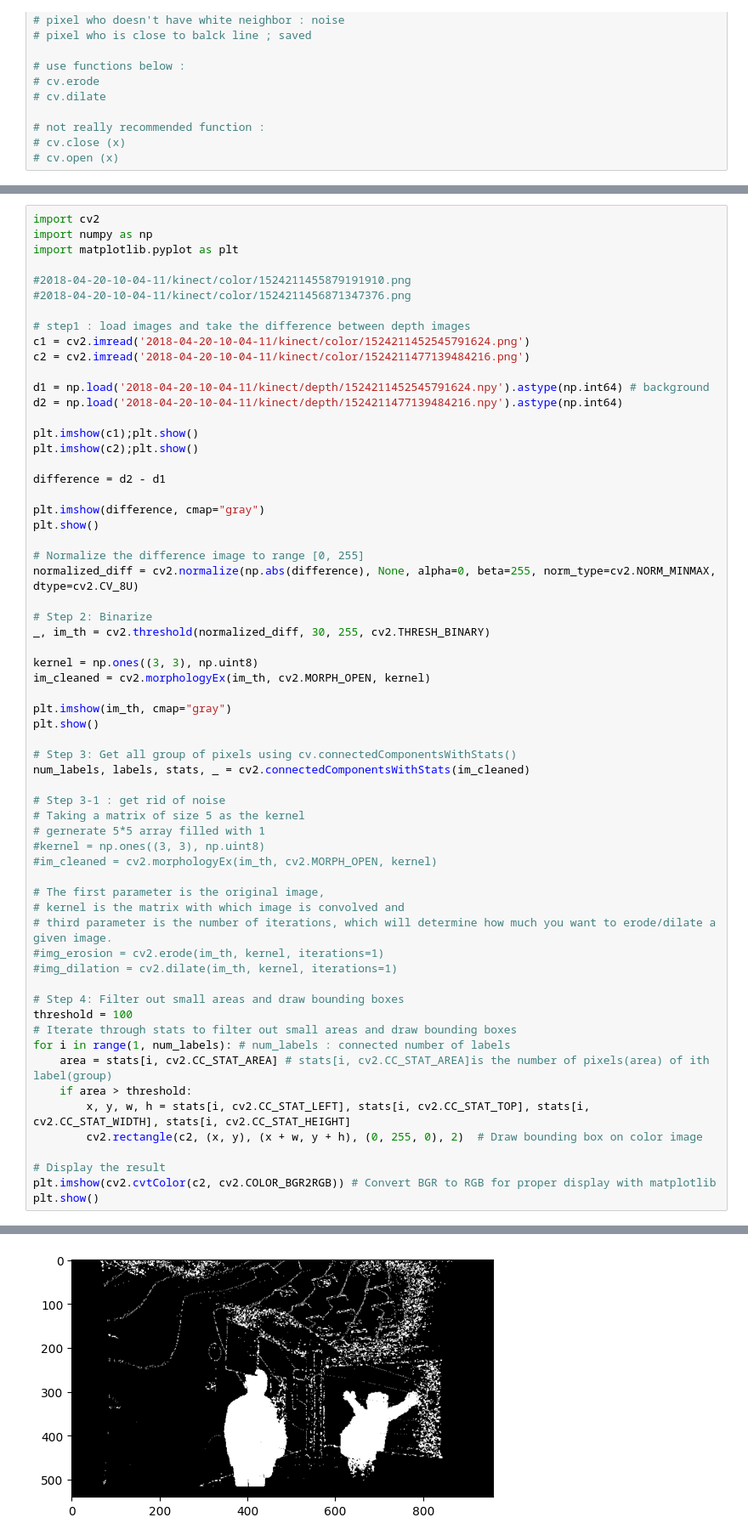
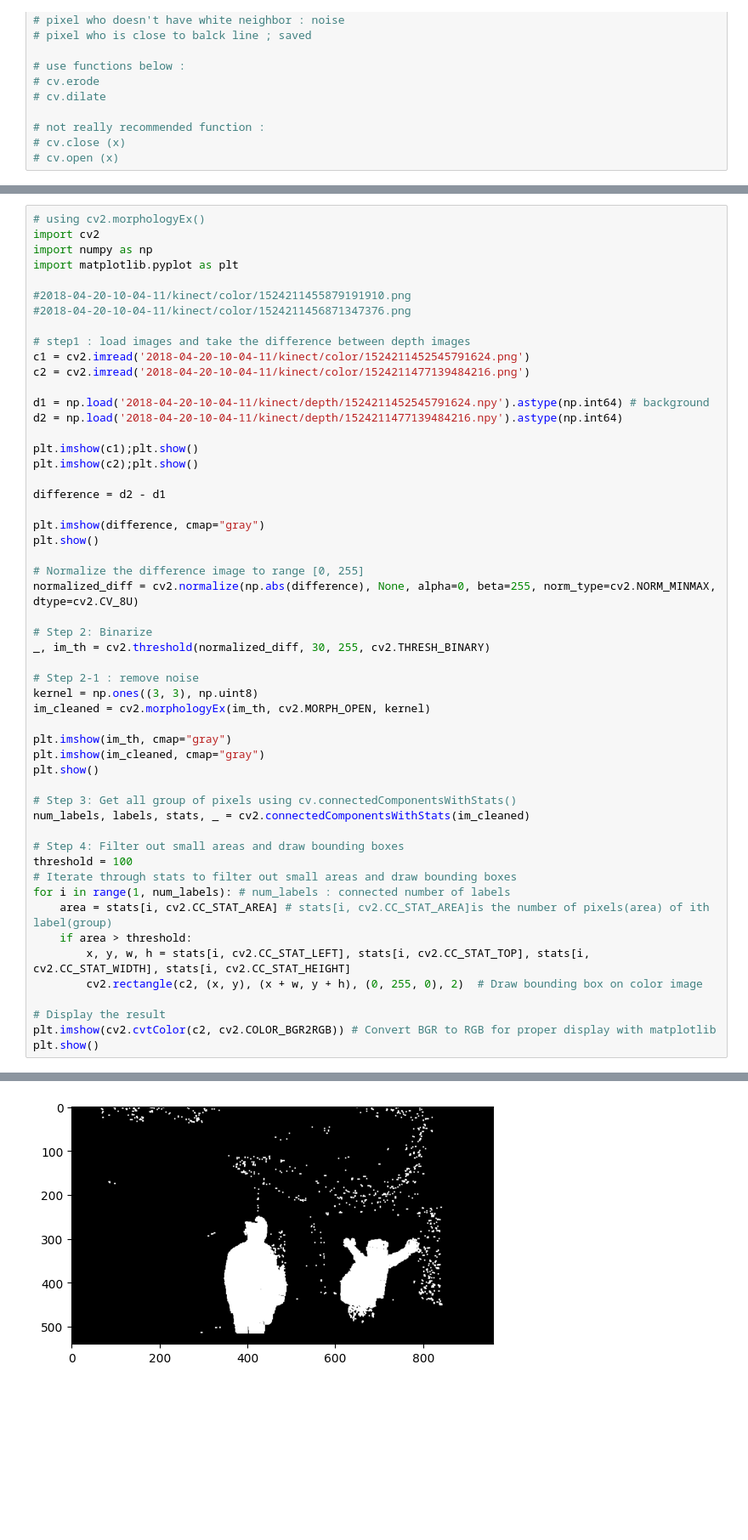
Before and after one commit to doleebest/CVL_practice, a Jupyter notebook: practice1.ipynb, the cells around one changed output, grey strips where cells are left out. Shown at 85% size. Cells and saved outputs as stored; diff of their text form; blank space fills up the shorter version.

```diff
--- a/practice1.ipynb
+++ b/practice1.ipynb
@@ -375,4 +379,5 @@ plt.show()
 # %%
+# using cv2.morphologyEx()
 import cv2
 import numpy as np
 import matplotlib.pyplot as plt
@@ -399,46 +404,36 @@ plt.show()
 normalized_diff = cv2.normalize(np.abs(difference), None, alpha=0, beta=255, norm_type=cv2.NORM_MINMAX, dtype=cv2.CV_8U)
 
 # Step 2: Binarize
 _, im_th = cv2.threshold(normalized_diff, 30, 255, cv2.THRESH_BINARY)
 
+# Step 2-1 : remove noise
 kernel = np.ones((3, 3), np.uint8)
 im_cleaned = cv2.morphologyEx(im_th, cv2.MORPH_OPEN, kernel)
 
 plt.imshow(im_th, cmap="gray")
+plt.imshow(im_cleaned, cmap="gray")
 plt.show()
 
 # Step 3: Get all group of pixels using cv.connectedComponentsWithStats()
 num_labels, labels, stats, _ = cv2.connectedComponentsWithStats(im_cleaned)
-
-# Step 3-1 : get rid of noise
-# Taking a matrix of size 5 as the kernel
-# gernerate 5*5 array filled with 1
-#kernel = np.ones((3, 3), np.uint8)
-#im_cleaned = cv2.morphologyEx(im_th, cv2.MORPH_OPEN, kernel)
-
-# The first parameter is the original image,
-# kernel is the matrix with which image is convolved and
-# third parameter is the number of iterations, which will determine how much you want to erode/dilate a given image.
-#img_erosion = cv2.erode(im_th, kernel, iterations=1)
-#img_dilation = cv2.dilate(im_th, kernel, iterations=1)
 
 # Step 4: Filter out small areas and draw bounding boxes
 threshold = 100
 # Iterate through stats to filter out small areas and draw bounding boxes
 for i in range(1, num_labels): # num_labels : connected number of labels
     area = stats[i, cv2.CC_STAT_AREA] # stats[i, cv2.CC_STAT_AREA]is the number of pixels(area) of ith label(group)
     if area > threshold:
         x, y, w, h = stats[i, cv2.CC_STAT_LEFT], stats[i, cv2.CC_STAT_TOP], stats[i, cv2.CC_STAT_WIDTH], stats[i, cv2.CC_STAT_HEIGHT]
         cv2.rectangle(c2, (x, y), (x + w, y + h), (0, 255, 0), 2)  # Draw bounding box on color image
 
 # Display the result
 plt.imshow(cv2.cvtColor(c2, cv2.COLOR_BGR2RGB)) # Convert BGR to RGB for proper display with matplotlib
 plt.show()
 # %% [output]
 [figure]
 [figure]
 [figure]
-[figure, old version]
+[figure, new version]
 [figure]
 # %%
 # reference : https://www.geeksforgeeks.org/erosion-dilation-images-using-opencv-python/
```
Also changed, not shown: parts of 2 cells of this notebook.
